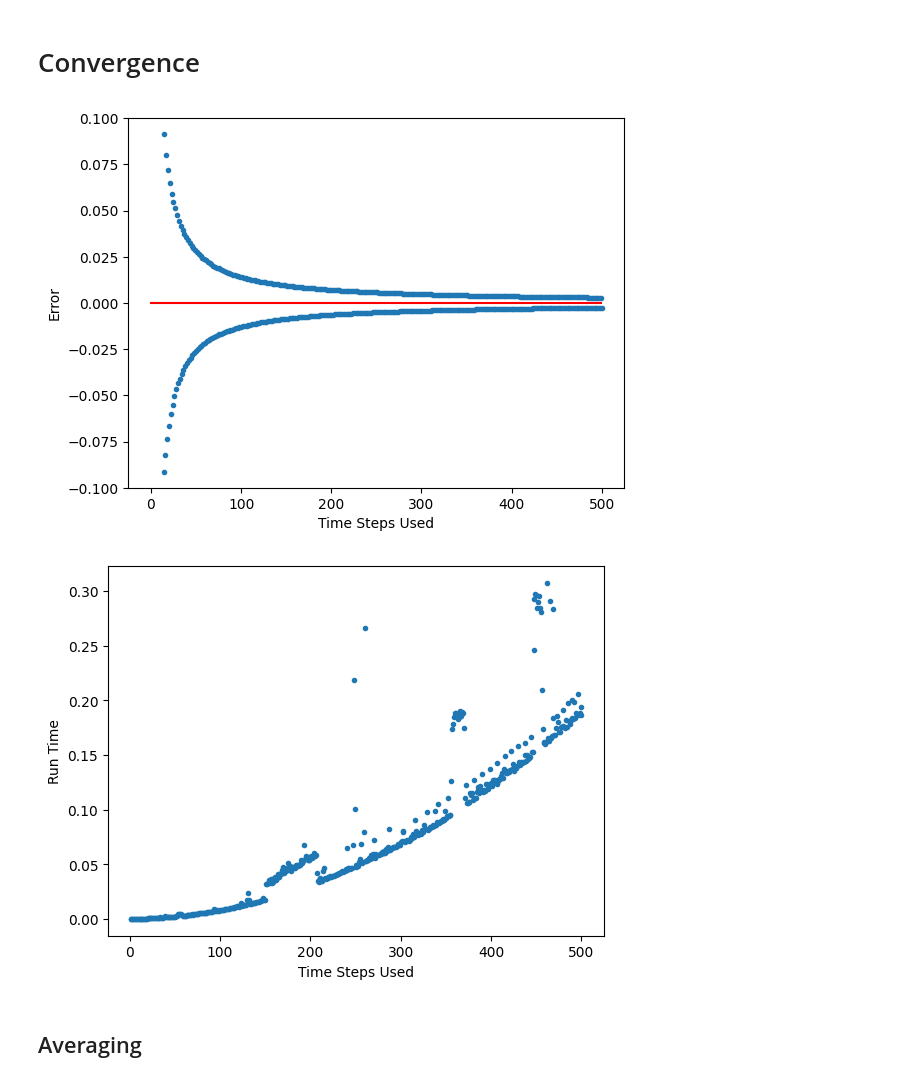
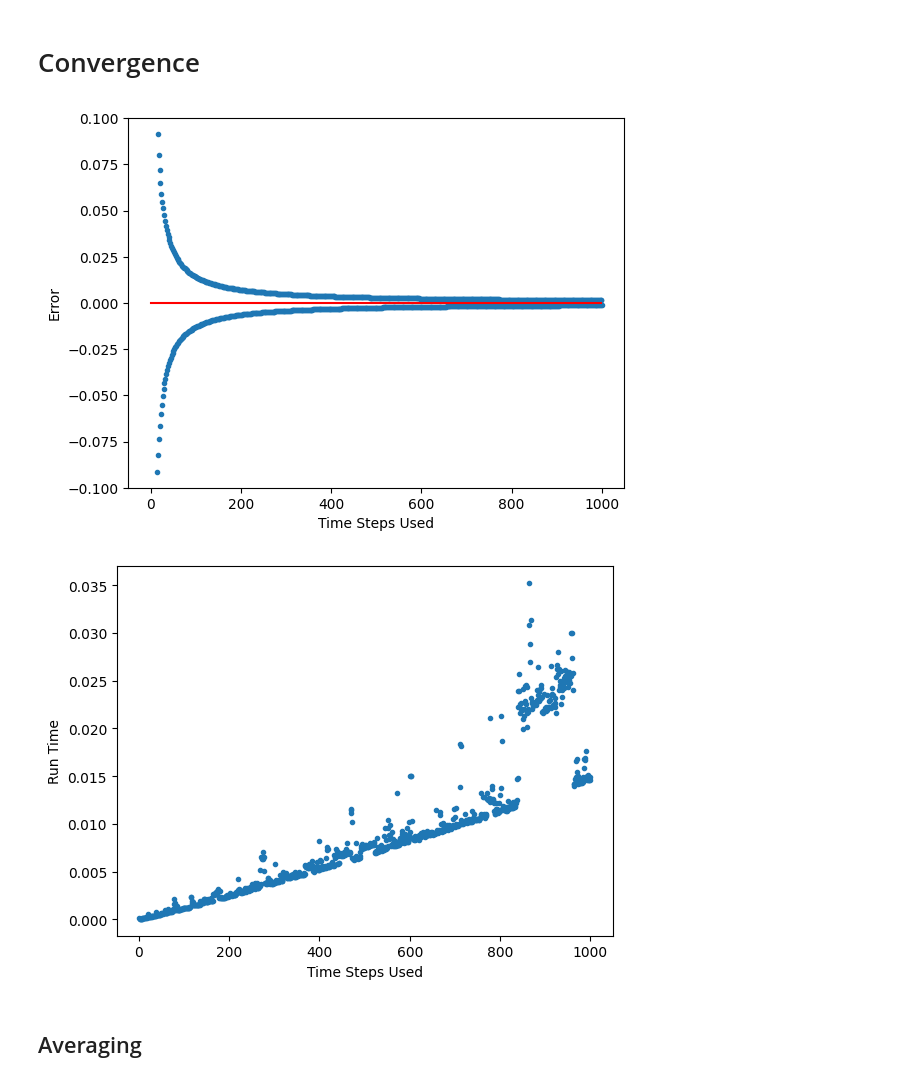
Before and after one commit to SaahitKar/Option-DeAmericanization, a Jupyter notebook: FirstPricer.ipynb, the cells around one changed output. Cells and saved outputs as stored; diff of their text form; code cells hidden in the pictures.

```diff
--- a/FirstPricer.ipynb
+++ b/FirstPricer.ipynb
@@ -107,14 +121,9 @@ plt.ylabel("Run Time");
 ## Averaging
 # %%
 def euro_averager(S_0,K,Maturity,sigma,N,r,q,is_call):
-  if N <= 1000: #when overflow isn't an issue, binomial coefficients are faster
-    a = euro(S_0,K,Maturity,sigma,N,r,q,is_call)
-    b = euro(S_0,K,Maturity,sigma,N+1,r,q,is_call)
-    return (a+b)/2
-  else:
-    a=euro_backward_induction(S_0,K,Maturity,sigma,N,r,q,is_call)
-    b=euro_backward_induction(S_0,K,Maturity,sigma,N+1,r,q,is_call)
-    return (a+b)/2
+  a=euro_backward_induction(S_0,K,Maturity,sigma,N,r,q,is_call)
+  b=euro_backward_induction(S_0,K,Maturity,sigma,N+1,r,q,is_call)
+  return (a+b)/2
 # %%
 start = time.time()
 est = euro_averager(100,100,1,0.2,5000,0.05,0.02,True)
@@ -151,21 +160,16 @@ plt.ylabel("Run Time");
 # %% [markdown]
 # American Options
-# %%
-def backward_induce_american(V,S,u,pstar,disc,K,is_call):
-  U = np.zeros(V.shape[0]-1) # vector of option prices, one time step back
-  R = np.zeros(V.shape[0]-1) # vector of stock prices, one time step back
-
-  for j in range(V.shape[0]-1):
-    R[j] = S[j]*u # step the stocks backwards by multiplying by u
-
-    continuing_val = pstar*V[j+1] + (1-pstar)*V[j]
-    if is_call:
-      exercise_val = max(R[j]-K,0)
-    else:
-      exercise_val = max(K-R[j],0)
-
-    U[j] = max(continuing_val,exercise_val) * disc
-  return U,R
+# %%
+def backward_induce_american(V,S,u,pstar,disc,K,is_call):
+  # perform one step of backward induction on state vectors V and S
+  continuing_val = pstar*V[1:] + (1-pstar)*V[:-1] # same as with european
+  S = S[:-1]*u # multiplying by u (or dividing by d) steps the stocks back a step
+  if is_call:
+    exercise_val = np.maximum(S-K,np.zeros(S.shape[0]))
+  else:
+    exercise_val = np.maximum(K-S,np.zeros(S.shape[0]))
+  V = np.maximum(continuing_val,exercise_val) * disc
+  return V, S
 # %%
 def american_backward_induction(S_0,K,Maturity,sigma,N,r,q,is_call):
   u = math.exp(sigma*math.sqrt(Maturity/N)) # CRR Assumptions
@@ -199,25 +205,25 @@ Time Elapsed (s): 21.79
 # %%
 errors_am = []
 times_am = []
-for i in range(1,501):
+for i in range(1,1001):
   start = time.time()
   errors_am.append(american_backward_induction(100,100,1,0.2,i,0.05,0.02,False)-6.66069)
   stop = time.time()
   times_am.append(stop-start)
 # %%
-plt.scatter(range(1,501),errors_am,marker='.')
-plt.plot(np.zeros(500),color='red')
+plt.scatter(range(1,1001),errors_am,marker='.')
+plt.plot(np.zeros(1000),color='red')
 plt.xlabel("Time Steps Used")
 plt.ylabel("Error");
 plt.ylim([-0.1,0.1]);
 # %% [output]
-[figure, old version]
+[figure, new version]
 # %%
-plt.scatter(range(1,501),times_am,marker='.')
+plt.scatter(range(1,1001),times_am,marker='.')
 plt.xlabel("Time Steps Used")
 plt.ylabel("Run Time");
 # %% [output]
-[figure, old version]
+[figure, new version]
 # %% [markdown]
 ## Averaging
 # %%
```
Also changed, not shown: parts of 17 cells of this notebook.
